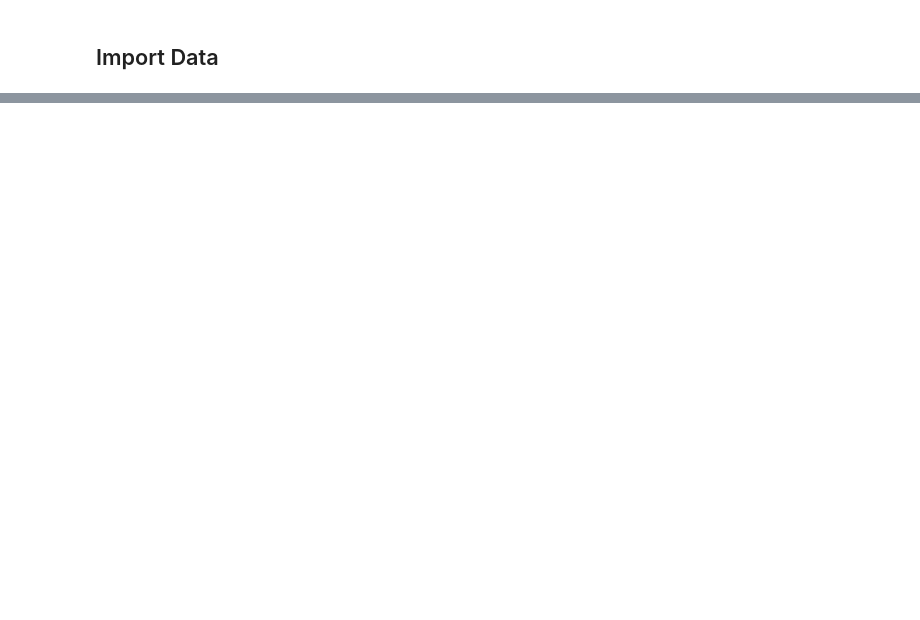
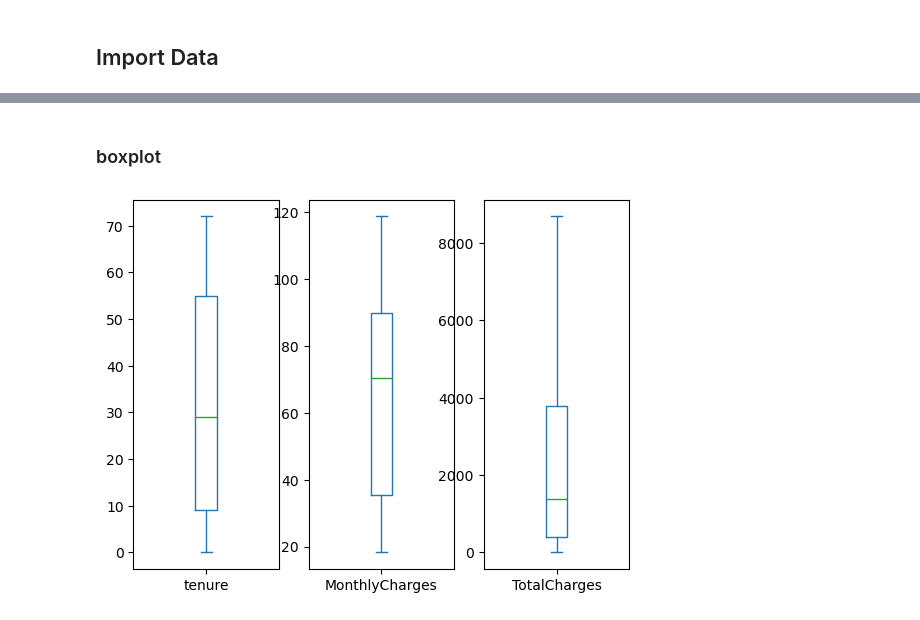
Before and after one commit to khala1391/2024_DS_Practice, a Jupyter notebook: URL_ML_KMUTT/L4_KMUTT_DataExploration.ipynb, the cells around one changed output, grey strips where cells are left out. Saved outputs shown, nothing was run; the diff lists cells and outputs as text; code cells hidden in the pictures; blank space fills up the shorter version.

```diff
--- a/URL_ML_KMUTT/L4_KMUTT_DataExploration.ipynb
+++ b/URL_ML_KMUTT/L4_KMUTT_DataExploration.ipynb
@@ -49,0 +185,6 @@ df.head()
+# %% [markdown]
+### boxplot
+# %%
+df[['tenure','MonthlyCharges','TotalCharges']].plot(kind='box', subplots=True, sharey=False);
+# %% [output]
+[figure, added]
```
Also changed, not shown: parts of 58 cells of this notebook, 1 other file.
